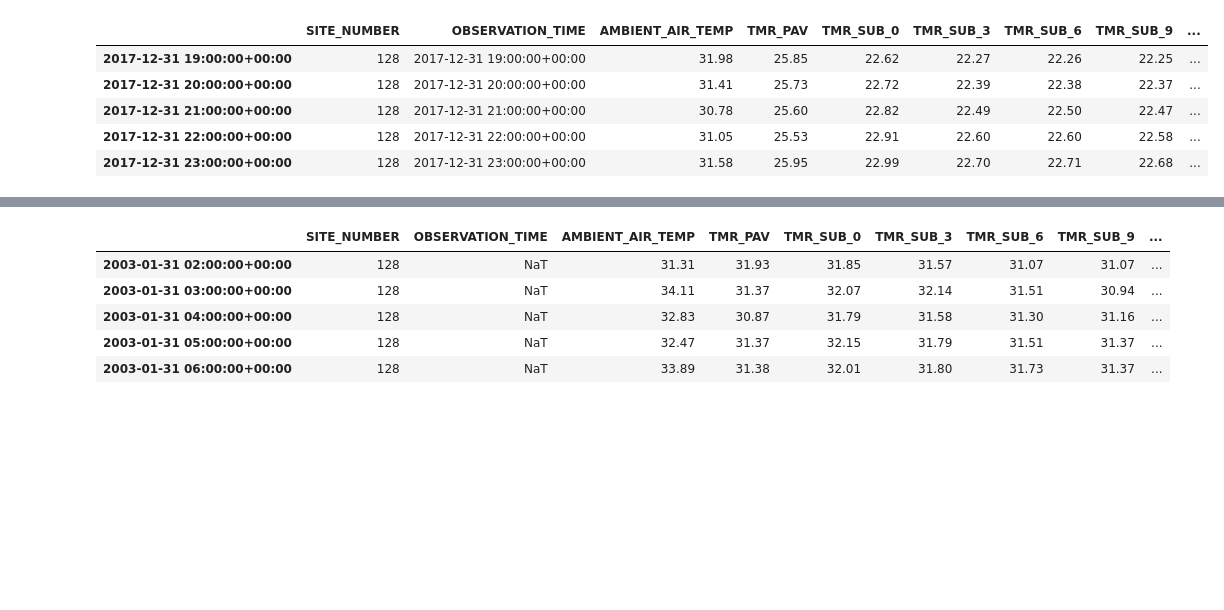
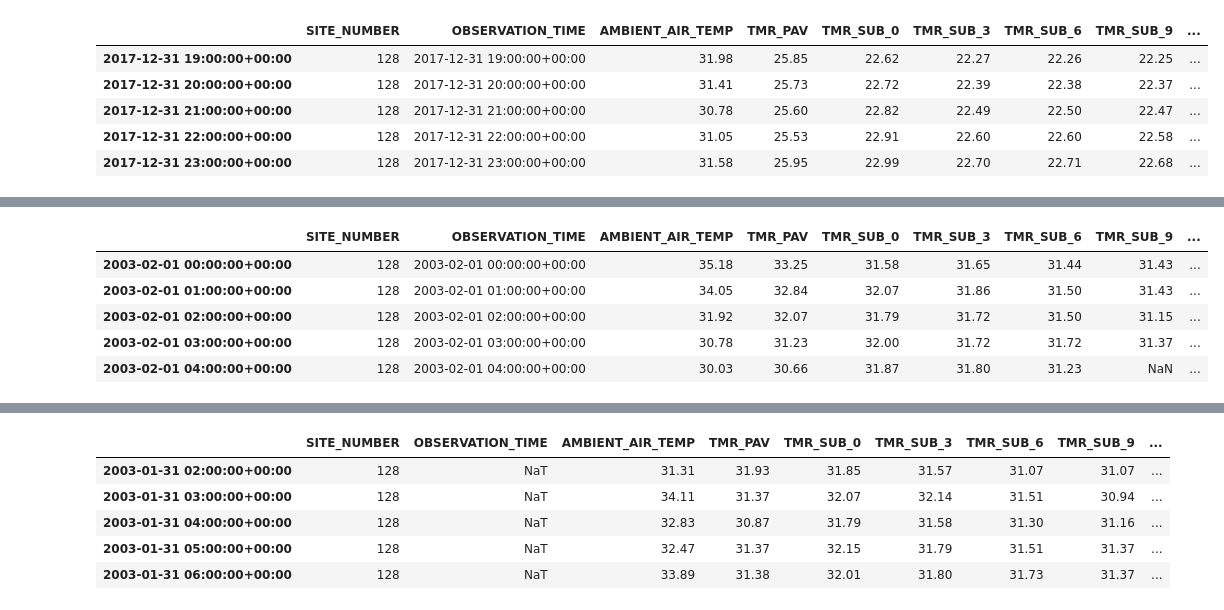
Before and after one commit to erikjamesmason/Temperature_Data_Probe_2, a Jupyter notebook: Temp_data_preprocess.ipynb, the cells around one changed output, grey strips where cells are left out. Saved outputs shown, nothing was run; the diff lists cells and outputs as text; code cells hidden in the pictures; blank space fills up the shorter version.

```diff
--- a/Temp_data_preprocess.ipynb
+++ b/Temp_data_preprocess.ipynb
@@ -362,0 +448,9 @@ df_clear = df_24_5[(shift_sum.groupby(shift_sum.values).transform('size') < 72)
+# %%
+df_all_rules_drop.head()
+# %% [output]
+|  | SITE_NUMBER | OBSERVATION_TIME | AMBIENT_AIR_TEMP | TMR_PAV | TMR_SUB_0 | TMR_SUB_3 | TMR_SUB_6 | TMR_SUB_9 | ... |
+| 2003-02-01 00:00:00+00:00 | 128 | 2003-02-01 00:00:00+00:00 | 35.18 | 33.25 | 31.58 | 31.65 | 31.44 | 31.43 | ... |
+| 2003-02-01 01:00:00+00:00 | 128 | 2003-02-01 01:00:00+00:00 | 34.05 | 32.84 | 32.07 | 31.86 | 31.50 | 31.43 | ... |
+| 2003-02-01 02:00:00+00:00 | 128 | 2003-02-01 02:00:00+00:00 | 31.92 | 32.07 | 31.79 | 31.72 | 31.50 | 31.15 | ... |
+| 2003-02-01 03:00:00+00:00 | 128 | 2003-02-01 03:00:00+00:00 | 30.78 | 31.23 | 32.00 | 31.72 | 31.72 | 31.37 | ... |
+| 2003-02-01 04:00:00+00:00 | 128 | 2003-02-01 04:00:00+00:00 | 30.03 | 30.66 | 31.87 | 31.80 | 31.23 | NaN | ... |
```
Also changed, not shown: parts of 24 cells of this notebook, 1 other file.
